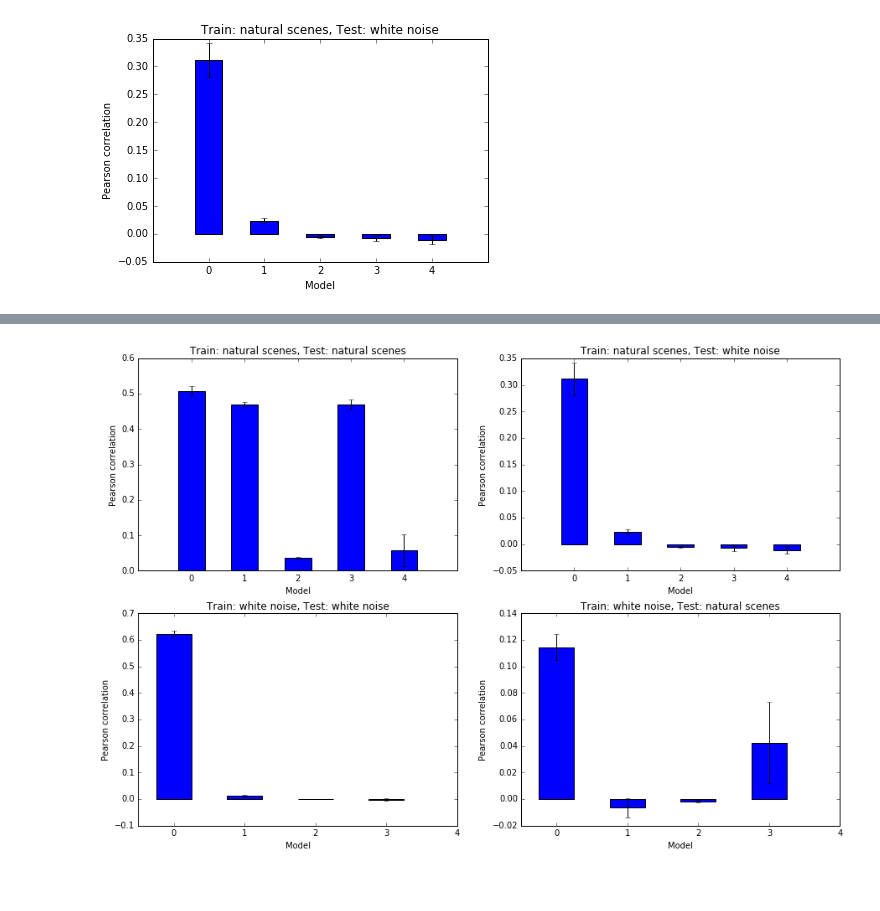
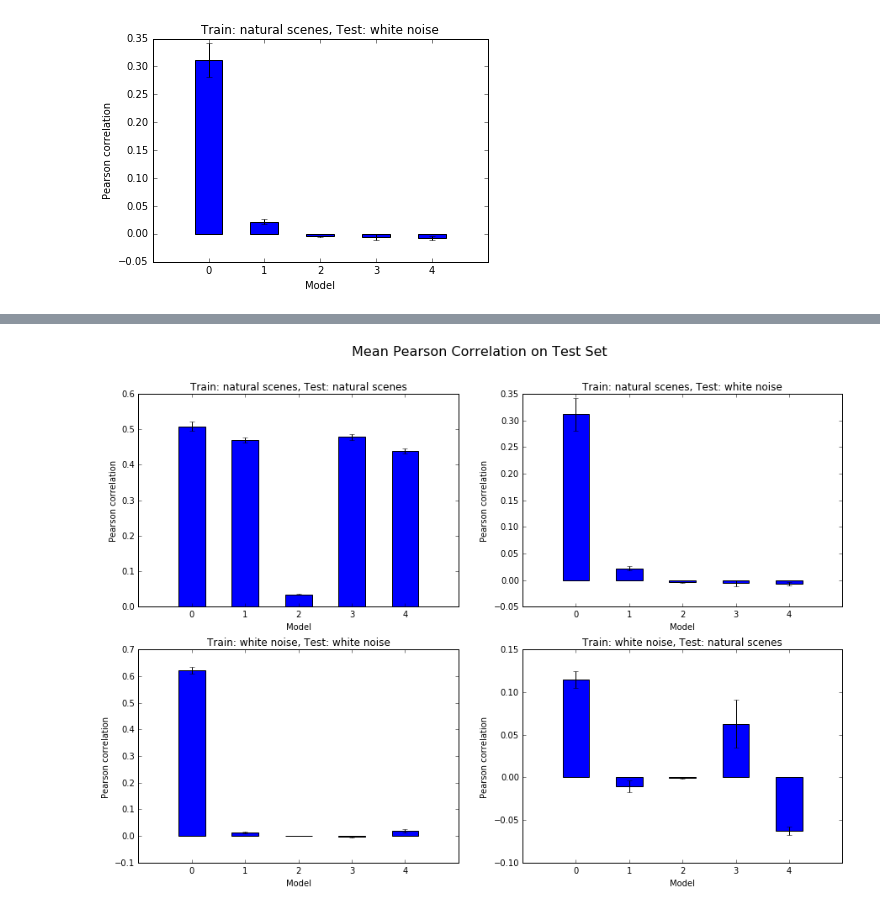
Before and after one commit to nathankong/cs375_project, a Jupyter notebook: Project_Results-Copy1.ipynb, the cells around one changed output, grey strips where cells are left out. Cells and saved outputs as stored; diff of their text form; code cells hidden in the pictures; blank space fills up the shorter version.

```diff
--- a/Project_Results-Copy1.ipynb
+++ b/Project_Results-Copy1.ipynb
@@ -163,15 +163,15 @@ nat_scenes_corr = get_naturalscenes_corr('cnn_lstm_dropout_fb', 'naturalscene')
 # print nat_scenes_corr
 plotCorrelations(nat_scenes_corr, 'naturalscene', 'naturalscene', 'cnn_lstm_dropout_fb', 3)
 # plt.plot(nat_scenes_corr)
-hmnn = np.mean(nat_scenes_corr[-50:])
-hsnn = np.std(nat_scenes_corr[-50:])
+hmnn = np.mean(nat_scenes_corr[-25:])
+hsnn = np.std(nat_scenes_corr[-25:])
 
 whitenoise_corr = get_whitenoise_corr('cnn_lstm_dropout_fb', 'naturalscene')
 # print whitenoise_corr
 plotCorrelations(whitenoise_corr, 'whitenoise', 'naturalscene', 'cnn_lstm_dropout_fb', 3)
 # plt.plot(whitenoise_corr)
-hmnw = np.mean(whitenoise_corr[-50:])
-hsnw = np.std(whitenoise_corr[-50:])
+hmnw = np.mean(whitenoise_corr[-25:])
+hsnw = np.std(whitenoise_corr[-25:])
 
 plt.figure()
 losses = get_test_losses('cnn_lstm_dropout_fb', 'whitenoise')
@@ -182,15 +182,15 @@ nat_scenes_corr = get_naturalscenes_corr('cnn_lstm_dropout_fb', 'whitenoise')
 # print nat_scenes_corr
 plotCorrelations(nat_scenes_corr, 'naturalscene', 'whitenoise', 'cnn_lstm_dropout_fb', 3)
 # plt.plot(nat_scenes_corr)
-hmwn = np.mean(nat_scenes_corr[-50:])
-hswn = np.std(nat_scenes_corr[-50:])
+hmwn = np.mean(nat_scenes_corr[-25:])
+hswn = np.std(nat_scenes_corr[-25:])
 
 whitenoise_corr = get_whitenoise_corr('cnn_lstm_dropout_fb', 'whitenoise')
 # print whitenoise_corr
 plotCorrelations(whitenoise_corr, 'whitenoise', 'whitenoise', 'cnn_lstm_dropout_fb', 3)
 # plt.plot(whitenoise_corr)
-hmww = np.mean(whitenoise_corr[-50:])
-hsww = np.std(whitenoise_corr[-50:])
+hmww = np.mean(whitenoise_corr[-25:])
+hsww = np.std(whitenoise_corr[-25:])
 # %% [output]
 [figure]
 [figure]
@@ -209,15 +209,15 @@ nat_scenes_corr = get_naturalscenes_corr('cnn_lstm_dropout_no_pre_mem', 'natural
 # print nat_scenes_corr
 plotCorrelations(nat_scenes_corr, 'naturalscene', 'naturalscene', 'cnn_lstm_dropout_no_pre_mem', 4)
 # plt.plot(nat_scenes_corr)
-fmnn = np.mean(nat_scenes_corr[-50:])
-fsnn = np.std(nat_scenes_corr[-50:])
+fmnn = np.mean(nat_scenes_corr[-25:])
+fsnn = np.std(nat_scenes_corr[-25:])
 
 whitenoise_corr = get_whitenoise_corr('cnn_lstm_dropout_no_pre_mem', 'naturalscene')
 # print whitenoise_corr
 plotCorrelations(whitenoise_corr, 'whitenoise', 'naturalscene', 'cnn_lstm_dropout_no_pre_mem', 4)
 # plt.plot(whitenoise_corr)
-fmnw = np.mean(whitenoise_corr[-50:])
-fsnw = np.std(whitenoise_corr[-50:])
+fmnw = np.mean(whitenoise_corr[-25:])
+fsnw = np.std(whitenoise_corr[-25:])
 
 plt.figure()
 losses = get_test_losses('cnn_lstm_dropout_no_pre_mem', 'whitenoise')
@@ -228,13 +228,13 @@ nat_scenes_corr = get_naturalscenes_corr('cnn_lstm_dropout_no_pre_mem', 'whiteno
 # print nat_scenes_corr
 plotCorrelations(nat_scenes_corr, 'naturalscene', 'whitenoise', 'cnn_lstm_dropout_no_pre_mem', 4)
 # plt.plot(nat_scenes_corr)
-fmwn = np.mean(nat_scenes_corr[-50:])
-fswn = np.std(nat_scenes_corr[-50:])
+fmwn = np.mean(nat_scenes_corr[-25:])
+fswn = np.std(nat_scenes_corr[-25:])
 
 whitenoise_corr = get_whitenoise_corr('cnn_lstm_dropout_no_pre_mem', 'whitenoise')
 # print whitenoise_corr
 plotCorrelations(whitenoise_corr, 'whitenoise', 'whitenoise', 'cnn_lstm_dropout_no_pre_mem', 4)
 # plt.plot(whitenoise_corr)
-fmww = np.mean(whitenoise_corr[-50:])
-fsww = np.std(whitenoise_corr[-50:])
+fmww = np.mean(whitenoise_corr[-25:])
+fsww = np.std(whitenoise_corr[-25:])
 # %% [output]
@@ -301,5 +301,6 @@ plt.title('Train: white noise, Test: white noise');
 # %%
 plt.figure(figsize=(15,10))
+plt.suptitle('Mean Pearson Correlation on Test Set', fontsize=16)
 plt.subplot(221)
 plt.bar([0, 1, 2, 3, 4],
         [zmnn, omnn, tmnn, hmnn, fmnn],
@@ -318,31 +319,31 @@ plt.bar([0, 1, 2, 3, 4],
         align='center',
         yerr=[zsnw, osnw, tsnw, hsnw, fsnw],
         ecolor='k')
 plt.xticks([0,1,2,3, 4], ['0', '1', '2', '3', '4'])
 plt.ylabel('Pearson correlation');
 plt.xlabel('Model');
 plt.title('Train: natural scenes, Test: white noise');
 plt.subplot(223)
 plt.bar([0, 1, 2, 3, 4],
         [zmww, omww, tmww, hmww, fmww],
         width=0.5,
         align='center',
         yerr=[zsww, osww, tsww, hsww, fsww],
         ecolor='k')
 plt.xticks([0, 1, 2, 3, 4], ['0', '1', '2', '3', '4'])
 plt.ylabel('Pearson correlation');
 plt.xlabel('Model');
 plt.title('Train: white noise, Test: white noise');
 plt.subplot(224)
 plt.bar([0, 1, 2, 3, 4],
         [zmwn, omwn, tmwn, hmwn, fmwn],
         width=0.5,
         align='center',
         yerr=[zswn, oswn, tswn, hswn, fswn],
         ecolor='k')
 plt.xticks([0, 1, 2, 3, 4], ['0', '1', '2', '3', '4'])
 plt.ylabel('Pearson correlation');
 plt.xlabel('Model');
 plt.title('Train: white noise, Test: natural scenes');
 # %% [output]
-[figure, old version]
+[figure, new version]
```
Also changed, not shown: parts of 6 cells of this notebook, 3 other files.
